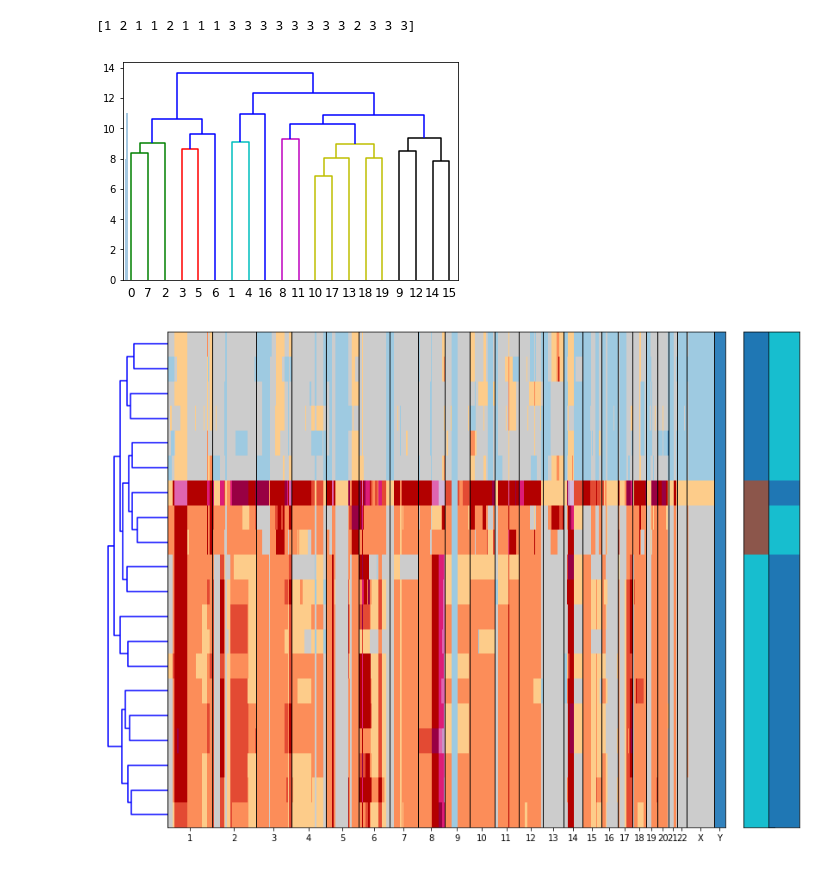
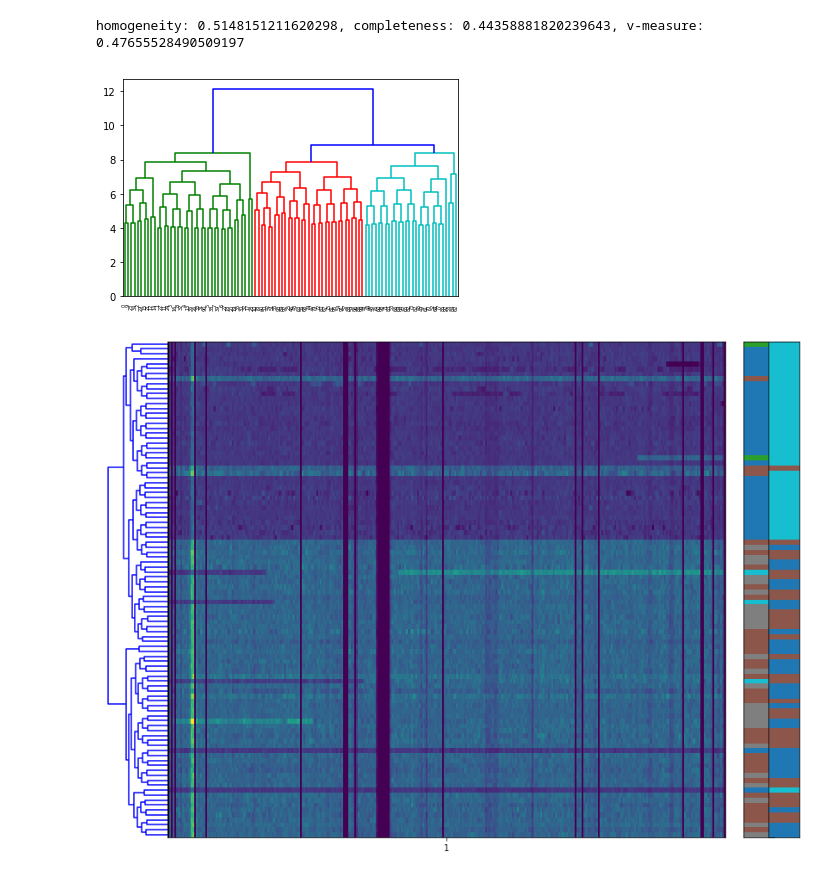
Before and after one commit to shahcompbio/scgenome-deprecated, a Jupyter notebook: notebooks/bayesian_spike_in.ipynb, the cells around one changed output. Cells and saved outputs as stored; diff of their text form; code cells hidden in the pictures.

```diff
--- a/notebooks/bayesian_spike_in.ipynb
+++ b/notebooks/bayesian_spike_in.ipynb
@@ -45,4 +43,23 @@ See the caveats in the documentation: http://pandas.pydata.org/pandas-docs/stabl
 # %%
+start = time.time()
 bhc_linkage, bhc_root, bhc_cell_ids, matrix_data, measurement, variances = (
-    cncluster.bayesian_cluster(mixed_cn_data, n_states=n_states, alpha=alpha, prob_cn_change=prob_cn_change)
+    cncluster.bayesian_cluster(cn_data, n_states=n_states, alpha=alpha, prob_cn_change=prob_cn_change,
+                               clustering_id="copy")
 )
+print(f"{time.time()-start}s for BHC on {total_ncells} cells")
+# %%
+bhc_linkage, bhc_plot_data = simulation.get_plot_data(bhc_linkage)
+lbhc_plot_data = bhc_plot_data.copy()
+lbhc_plot_data[:,2] = np.log(bhc_plot_data[:,2]) # Log because the highest link is way higher
+
+def apply_fn(row):
+    if row["transform"] == "log":
+        df = lbhc_plot_data
+    else:
+        df = bhc_plot_data
+    return sch.fcluster(df, row["threshold"], criterion=row["criterion"])
+params["bhc_fcluster"] = params.apply(apply_fn, axis=1)
+params["bhc_num_clusters"] = params["bhc_fcluster"].apply(lambda x: len(set(x)))
+
+g = sns.FacetGrid(data=params, col="criterion", row="transform", size=6, sharey=True, sharex=False).add_legend()
+g = g.map(plt.scatter, "threshold", "bhc_num_clusters")
@@ -49,24 +68,19 @@ bhc_linkage, bhc_root, bhc_cell_ids, matrix_data, measurement, variances = (
 # %%
-bhc_linkage, bhc_plot_data = simulation.get_plot_data(bhc_linkage)
-bhc_plot_data[:,2] = np.log(bhc_plot_data[:,2]) # Log because the highest link is way higher
+dend = sch.dendrogram(lbhc_plot_data)
 
-incon_scores_bhc = sch.inconsistent(bhc_plot_data)
-sns.distplot(incon_scores_bhc[:,2], kde=False)
-
-dend = sch.dendrogram(bhc_plot_data)
-
-#bhc_clusters = sch.fcluster(bhc_plot_data, bhc_incon, depth=bhc_depth)
-bhc_clusters = sch.fcluster(bhc_plot_data, 11, criterion="distance")
-print(bhc_clusters)
+bhc_clusters = sch.fcluster(lbhc_plot_data, 8, criterion="distance")
 assert len(set(bhc_clusters)) > 1
-mixed_cn_data = cncluster.prune_cluster(bhc_clusters, bhc_cell_ids, mixed_cn_data)
-mixed_cn_data["origin_id_int"] = mixed_cn_data["origin_id"].factorize()[0]
+cn_data = cncluster.prune_cluster(bhc_clusters, bhc_cell_ids, cn_data)
+cn_data["origin_id_int"] = cn_data["origin_id"].factorize()[0]
 
 fig = plt.figure(figsize=(10, 8))
 bimatrix_data = cnplot.plot_clustered_cell_cn_matrix_figure(
-    fig, mixed_cn_data, "state", cluster_field_name="bhc_cluster_id",
-    linkage=bhc_plot_data, origin_field_name="origin_id_int")
+    fig, cn_data, "copy", cluster_field_name="bhc_cluster_id",
+    linkage=lbhc_plot_data, origin_field_name="origin_id_int", raw=True)
+clabels = get_mixture_labels(cn_data)
+scores = skm.homogeneity_completeness_v_measure(clabels["origin_id_int"], clabels["bhc_cluster_id"])
+print(f"homogeneity: {scores[0]}, completeness: {scores[1]}, v-measure: {scores[2]}")
 # %% [output]
-[1 2 1 1 2 1 1 1 3 3 3 3 3 3 3 3 2 3 3 3]
+homogeneity: 0.5148151211620298, completeness: 0.44358881820239643, v-measure: 0.47655528490509197
-[figure, old version]
+[figure, new version]
-[figure, old version]
+[figure, new version]
```
Also changed, not shown: parts of 21 cells of this notebook, 14 other files.
